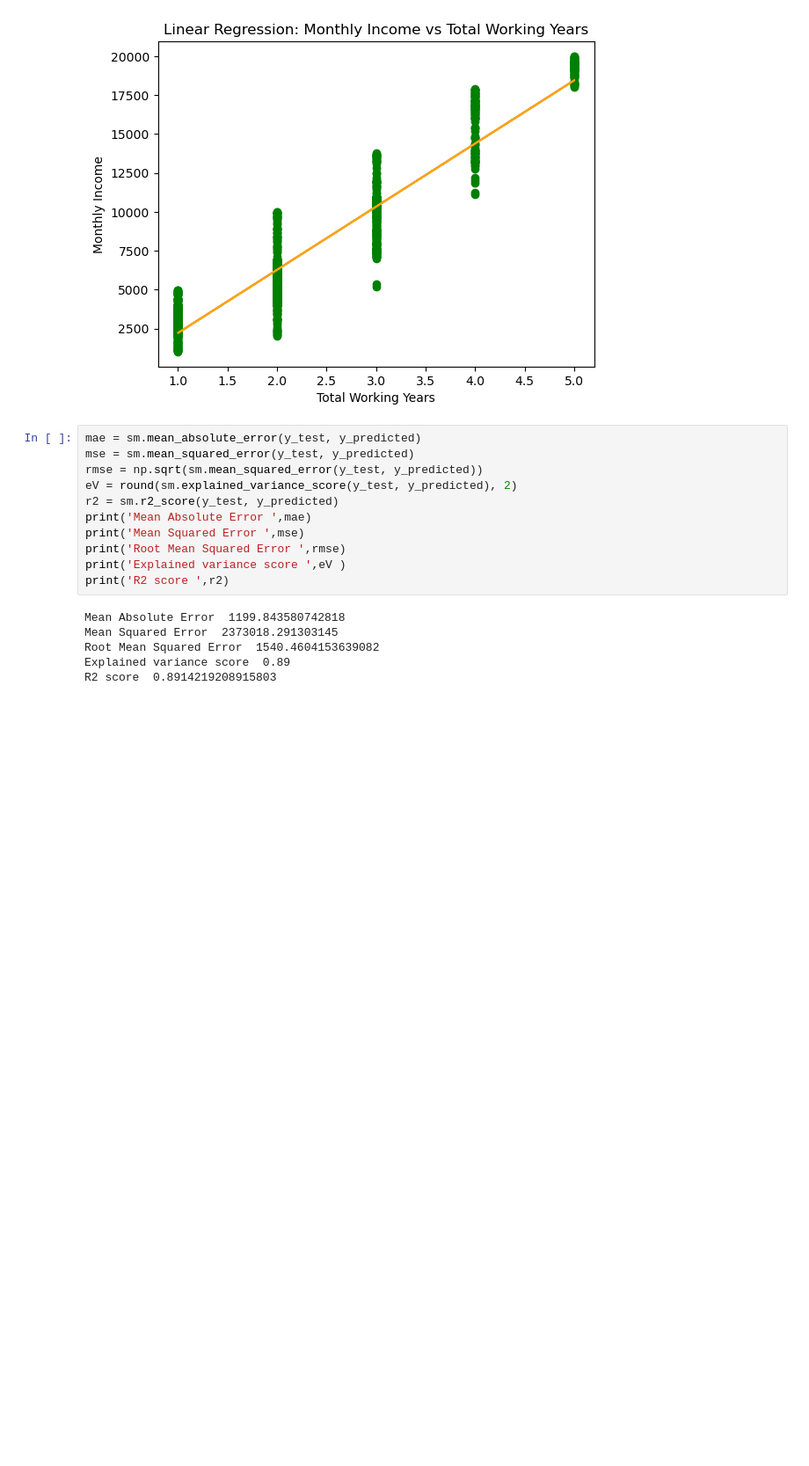
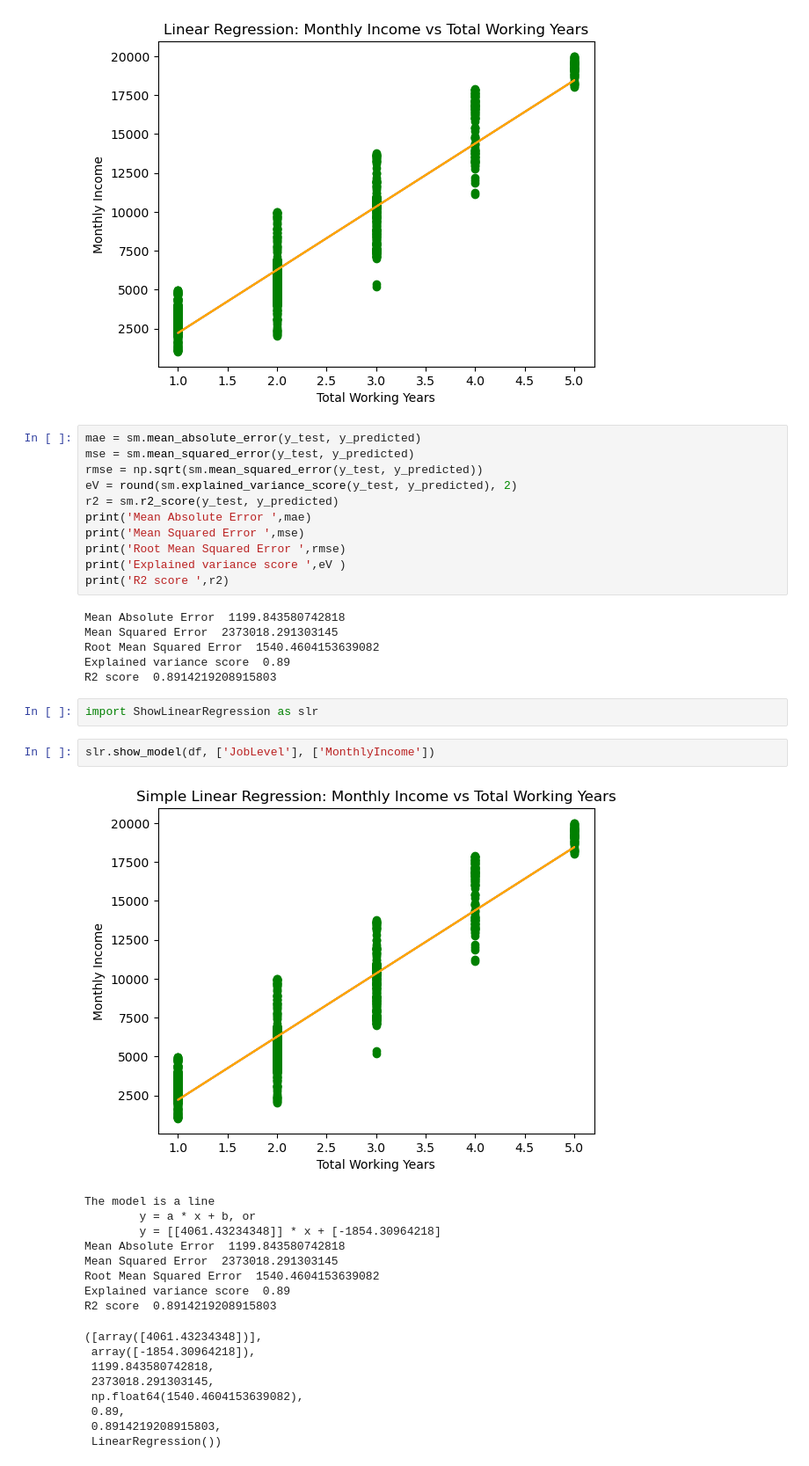
Before and after one commit to MojoOno/MP3, a Jupyter notebook: MP3_report.ipynb, the cells around one changed output. Shown at 88% size. Drawn from its saved outputs; the diff is of its cells as text; blank space fills up the shorter version.

Commit message:
Added Init file containing a method for calculating the linear regression. Added and testet in the report notebook

```diff
--- a/MP3_report.ipynb
+++ b/MP3_report.ipynb
@@ -160,3 +150,25 @@ Mean Squared Error  2373018.291303145
 Root Mean Squared Error  1540.4604153639082
 Explained variance score  0.89
 R2 score  0.8914219208915803
+# %%
+import ShowLinearRegression as slr
+# %%
+slr.show_model(df, ['JobLevel'], ['MonthlyIncome'])
+# %% [output]
+[figure, added]
+The model is a line
+        y = a * x + b, or
+        y = [[4061.43234348]] * x + [-1854.30964218]
+Mean Absolute Error  1199.843580742818
+Mean Squared Error  2373018.291303145
+Root Mean Squared Error  1540.4604153639082
+Explained variance score  0.89
+R2 score  0.8914219208915803
+([array([4061.43234348])],
+ array([-1854.30964218]),
+ 1199.843580742818,
+ 2373018.291303145,
+ np.float64(1540.4604153639082),
+ 0.89,
+ 0.8914219208915803,
+ LinearRegression())
```
Also changed, not shown: parts of 1 cell of this notebook, 1 other file.
